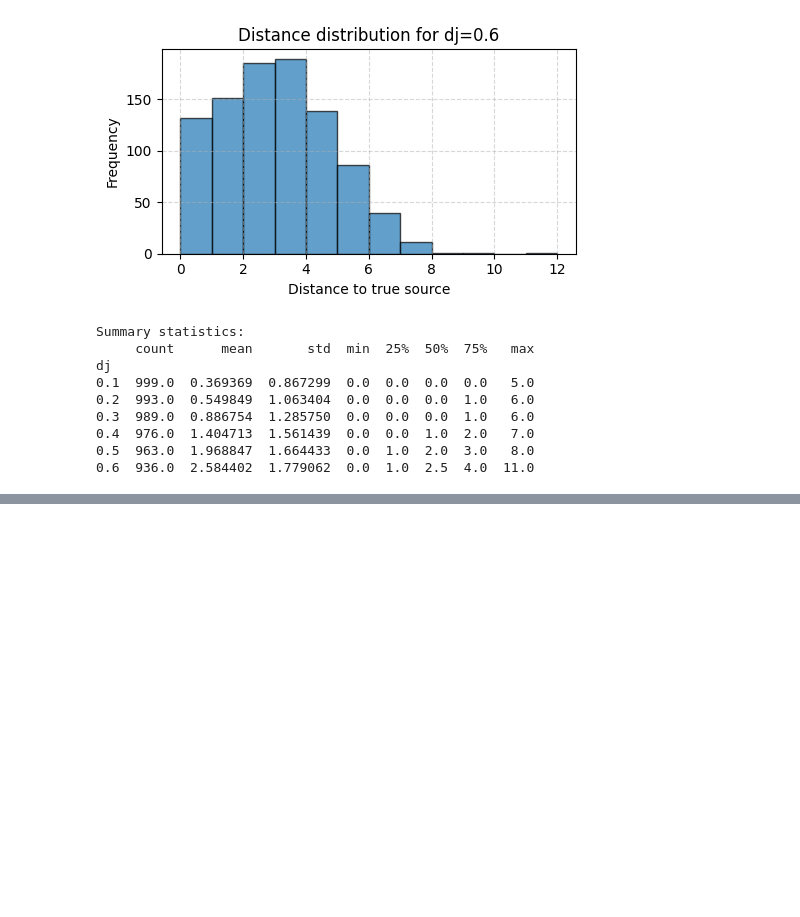
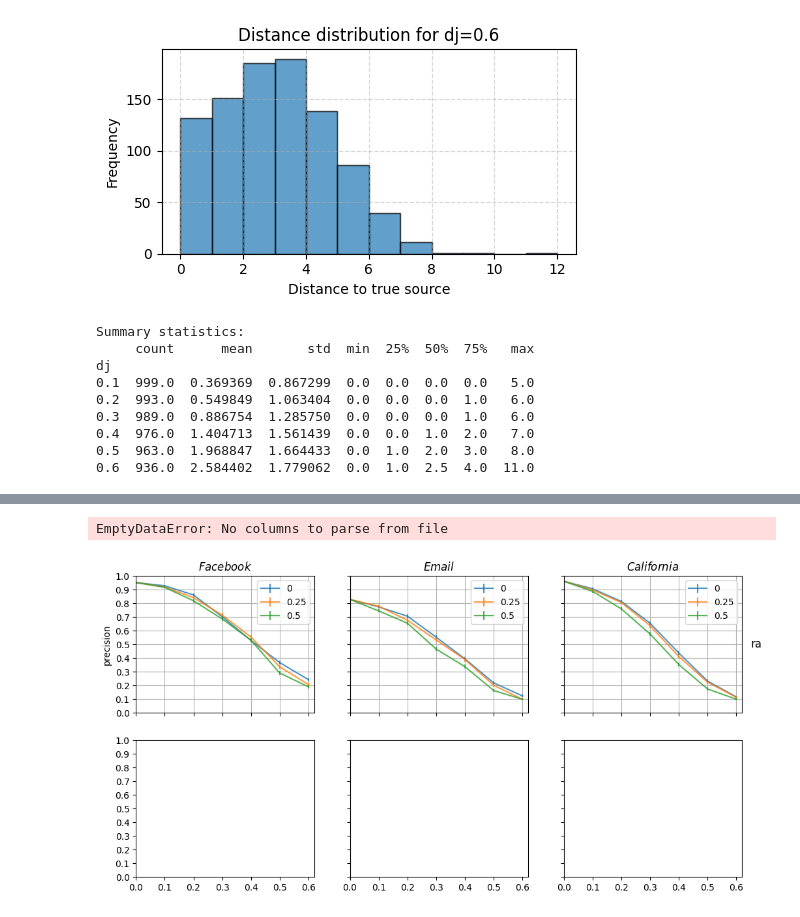
Before and after one commit to Wikcio1618/PW-source-loc-rec, a Jupyter notebook: python/lab_python.ipynb, the cells around one changed output, grey strips where cells are left out. Cells and saved outputs as stored; diff of their text form; code cells hidden in the pictures; blank space fills up the shorter version.

Commit message:
first rec plot

```diff
--- a/python/lab_python.ipynb
+++ b/python/lab_python.ipynb
@@ -394,6 +300,7 @@ AUC: 0.82637
 import os
 import pandas as pd
 import matplotlib.pyplot as plt
+import numpy as np
 
 def plot_rec_prec_grid(beta, r, method):
     """
@@ -409,9 +316,10 @@ def plot_rec_prec_grid(beta, r, method):
     method : str
         Np. ["lptva", "gmla", "pearson"].
     """
-    dj_list = np.linspace(0, 0.6, 7)
+    dj_list = [0, .1, .2, .3, .4, .5, .6]
     reconstruct_type_list = ["ra", "srw"]
     graph_list = ["fb", "email", "cal"]
+    graph_labels = [r"$Facebook$", r"$Email$", r"$California$"]
     theta_idxs = [0, 1, 2]
     line_colors = ["#4A6FA5", "#D08C60", "#5B8C5A"]
     line_labels = ["0", "0.25", "0.5"]
@@ -421,13 +329,14 @@ def plot_rec_prec_grid(beta, r, method):
     fig, axes = plt.subplots(nrows, ncols, figsize=(4*ncols, 3*nrows), sharex=True, sharey=True)
 
     for row, reconstruct_type in enumerate(reconstruct_type_list):
-        for col, graph in enumerate(graph_list):
+        for col, (graph, graph_label) in enumerate(zip(graph_list, graph_labels)):
             ax = axes[row, col] if nrows > 1 else axes[col]
 
-            Y, errs = np.array((len(dj_list), len(theta_idxs))), np.array((len(dj_list), len(theta_idxs)))
+            Y = np.zeros((len(dj_list), len(theta_idxs)))
+            errs = np.zeros((len(dj_list), len(theta_idxs)))
             for i, dj in enumerate(dj_list):
                 fname = f"rec_{reconstruct_type}_dj{int(dj*100)}_{graph}_{method}_r{int(r*100)}_beta{int(beta*100)}.csv"
-                path = os.path.join("data", fname)
+                path = os.path.join("../data", fname)
                 if not os.path.exists(path):
                     continue
 
@@ -436,21 +345,32 @@ def plot_rec_prec_grid(beta, r, method):
                     Y[0, :] = np.repeat(df["prec"][0], len(theta_idxs))
                     errs[0,:] = np.repeat(df["prec_err"][0], len(theta_idxs))
                 else:
+
                     Y[i, :] = df["prec"][theta_idxs]
                     errs[i, :] = df["prec_err"][theta_idxs]
 
-            for j, (theta_idx, color, label) in enumerate(zip(theta_idxs, colors, labels)):
-                line, = ax.plot(dj_list, Y[:, j], label=label, color=color)
-                ax.fill_between(dj_list, Y[:, j] - errs[:, j], Y[:, j] + errs[:, j],
-                            color=line.get_color(), alpha=0.2)
+            for j, (theta_idx, color, label) in enumerate(zip(theta_idxs, line_colors, line_labels)):
+                # line, = ax.plot(dj_list, Y[:, j], label=label, color=color)
+                # ax.fill_between(dj_list, Y[:, j] - errs[:, j], Y[:, j] + errs[:, j],
+                #             color=line.get_color(), alpha=0.2)
+                ax.errorbar(dj_list, Y[:, j], yerr=errs[:, j], label = label, alpha=0.8)
 
+            ax.set_xlim(dj_list[0], dj_list[-1]+0.02)
+            ax.set_xticks(dj_list)
+            ax.set_ylim(0,1)
+            ax.set_yticks(np.linspace(0,1, 11))
+            ax.grid()
             ax.legend()
             if row == 0:
-                ax.set_title(graph)
+                ax.set_title(graph_label, fontsize=12)
             if col == 0:
-                ax.set_ylabel(method)
+                ax.set_ylabel("precision", fontsize=10)
             if row == nrows - 1:
-                ax.set_xlabel(r"$d_j$")
+                ax.set_xlabel(r"$d_j$", fontsize=10)
+            if col == ncols - 1:
+                ax.annotate(reconstruct_type, xy=(1.05, 0.5), xycoords="axes fraction",
+                     va="center", ha="left", fontsize=12, rotation=0)
+
 
     plt.tight_layout(rect=[0,0.05,1,1])
     plt.show()
@@ -456,0 +451,10 @@ def plot_rec_prec_grid(beta, r, method):
+# %%
+beta = 0.95
+r = 0.1
+method = "pearson"
+
+plot_rec_prec_grid(beta, r, method)
+plot_rec_css_grid(beta, r, method)
+# %% [output]
+EmptyDataError: No columns to parse from file
+[figure, added]
```
Also changed, not shown: parts of 2 cells of this notebook.
